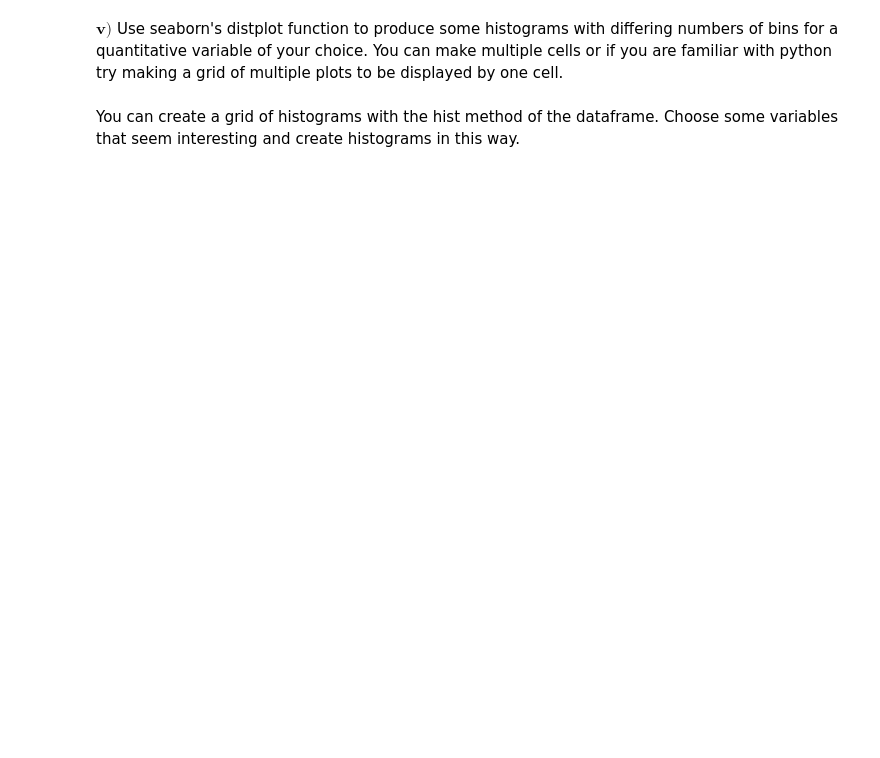
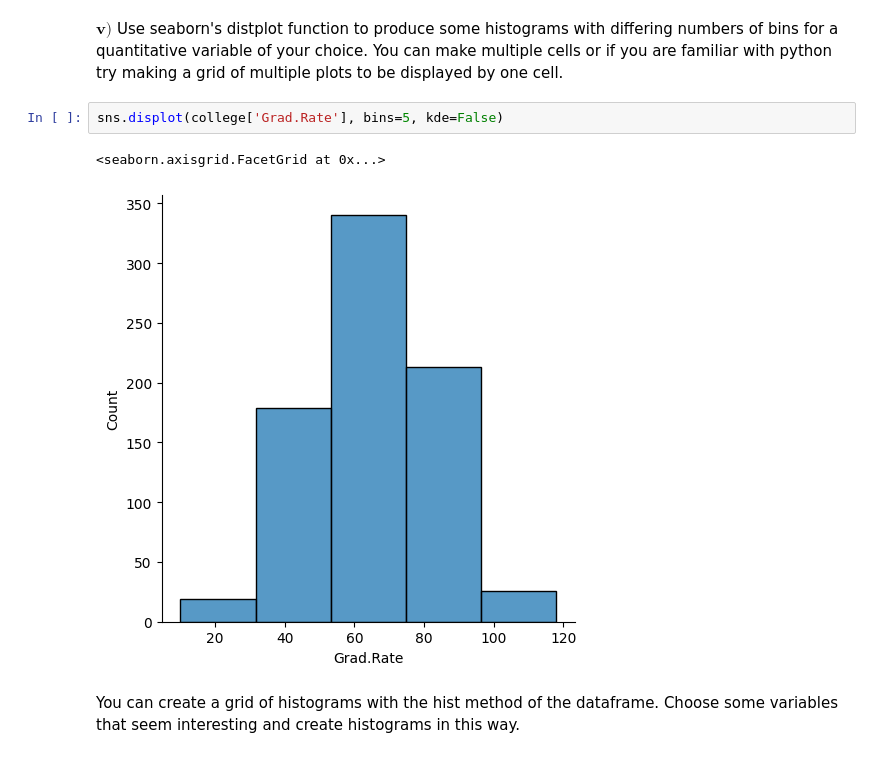
Before and after one commit to byuruth/Econ484, a Jupyter notebook: pset3coding_ruthwright.ipynb, the cells around one changed output. Drawn from its saved outputs; the diff is of its cells as text; blank space fills up the shorter version.

```diff
--- a/pset3coding_ruthwright.ipynb
+++ b/pset3coding_ruthwright.ipynb
@@ -115,4 +131,9 @@ Get a count of how many universities are in the 'Elite' category. Now make boxpl
 # %% [markdown]
 $\mathbf{v)}$ Use seaborn's distplot function to produce some histograms with differing numbers of bins for a quantitative variable of your choice. You can make multiple cells or if you are familiar with python try making a grid of multiple plots to be displayed by one cell.
+# %%
+sns.displot(college['Grad.Rate'], bins=5, kde=False)
+# %% [output]
+<seaborn.axisgrid.FacetGrid at 0x...>
+[figure, added]
 # %% [markdown]
 You can create a grid of histograms with the hist method of the dataframe. Choose some variables that seem interesting and create histograms in this way.
```
Also changed, not shown: parts of 21 cells of this notebook.
